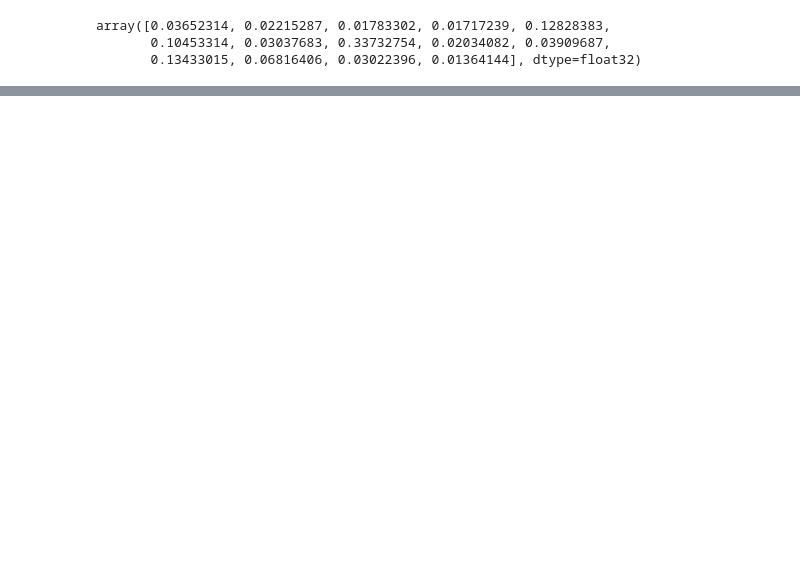
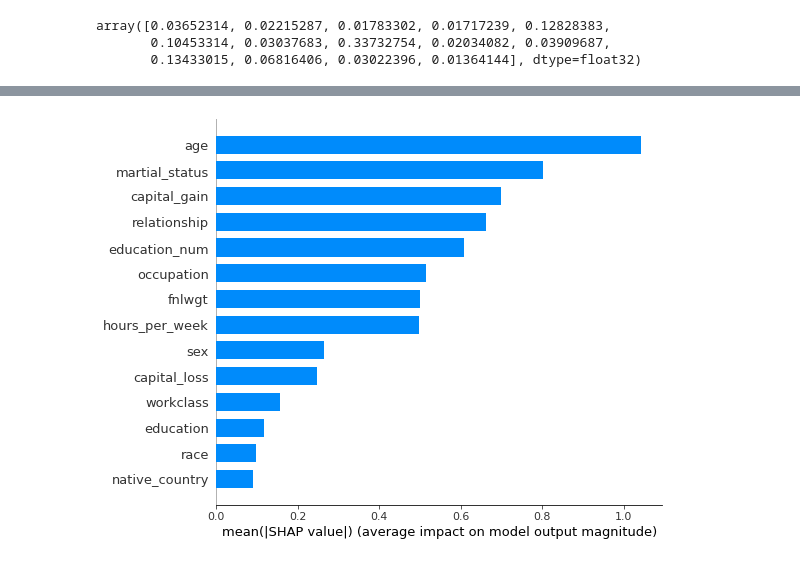
Before and after one commit to Sanchozz/coursework, a Jupyter notebook: experiments/tabnet/boosting_tabnet_compare.ipynb, the cells around one changed output, grey strips where cells are left out. Saved outputs shown, nothing was run; the diff lists cells and outputs as text; code cells hidden in the pictures; blank space fills up the shorter version.

```diff
--- a/experiments/tabnet/boosting_tabnet_compare.ipynb
+++ b/experiments/tabnet/boosting_tabnet_compare.ipynb
@@ -47,2 +68,2 @@ tabnet_tuned["n_d"] = tabnet_tuned["n_a"]
 # %%
-data = pd.read_csv("data/census_income/train.csv")
+data = pd.read_csv("data/census_income/train.csv", names=column_names, header=0)
@@ -93,0 +146,3 @@ XGBClassifier(base_score=0.5, booster='gbtree', colsample_bylevel=1,
+# %%
+model_xgb_paper = XGBClassifier(**{**xgb_paper, **XGBOOST_PARAMS})
+model_xgb_paper.fit(train_X, train_y, verbose=1)
@@ -166,0 +275,5 @@ importance_tabnet = sorted(importance_tabnet, key=lambda x: x[1], reverse=True)
+# %%
+shap_values = shap.TreeExplainer(model_xgb).shap_values(train_X)
+shap.summary_plot(shap_values, train_X, plot_type="bar")
+# %% [output]
+[figure, added]
```
Also changed, not shown: parts of 37 cells of this notebook, 7 other files.
